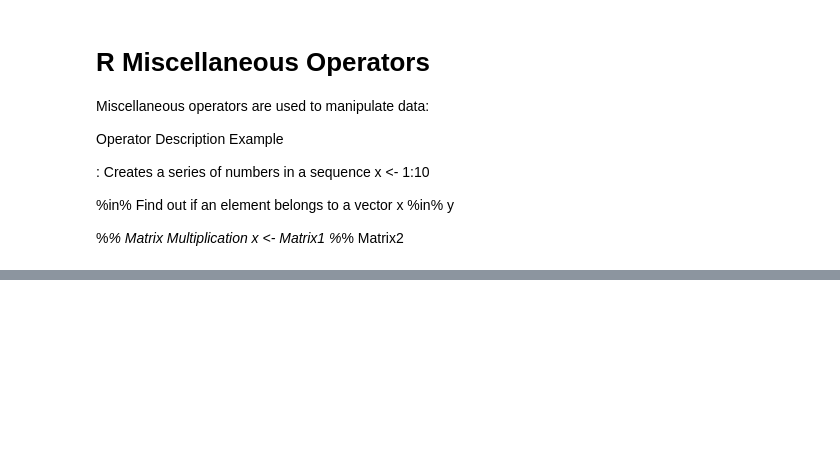
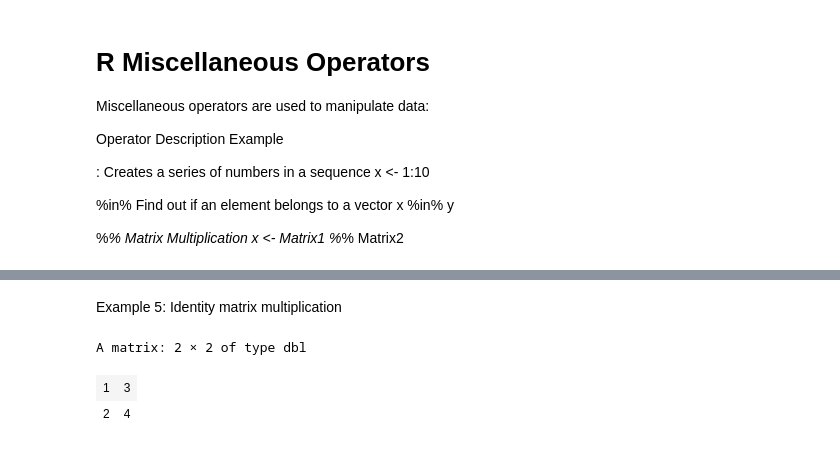
Before and after one commit to prodigy234/Complete_Data_Science_Full_Course, a Jupyter notebook: R Programming/11.R Operators.ipynb, the cells around one changed output, grey strips where cells are left out. Saved outputs shown, nothing was run; the diff lists cells and outputs as text; code cells hidden in the pictures; blank space fills up the shorter version.

```diff
--- a/R Programming/11.R Operators.ipynb
+++ b/R Programming/11.R Operators.ipynb
@@ -279,0 +591,11 @@ Operator	                Description
+# %% [markdown]
+Example 5: Identity matrix multiplication
+# %%
+I <- diag(2)
+A <- matrix(c(1,2,3,4), nrow=2)
+
+A %*% I
+# %% [output]
+A matrix: 2 × 2 of type dbl
+| 1 | 3 |
+| 2 | 4 |
```
Also changed, not shown: parts of 42 cells of this notebook, 4 other files.
